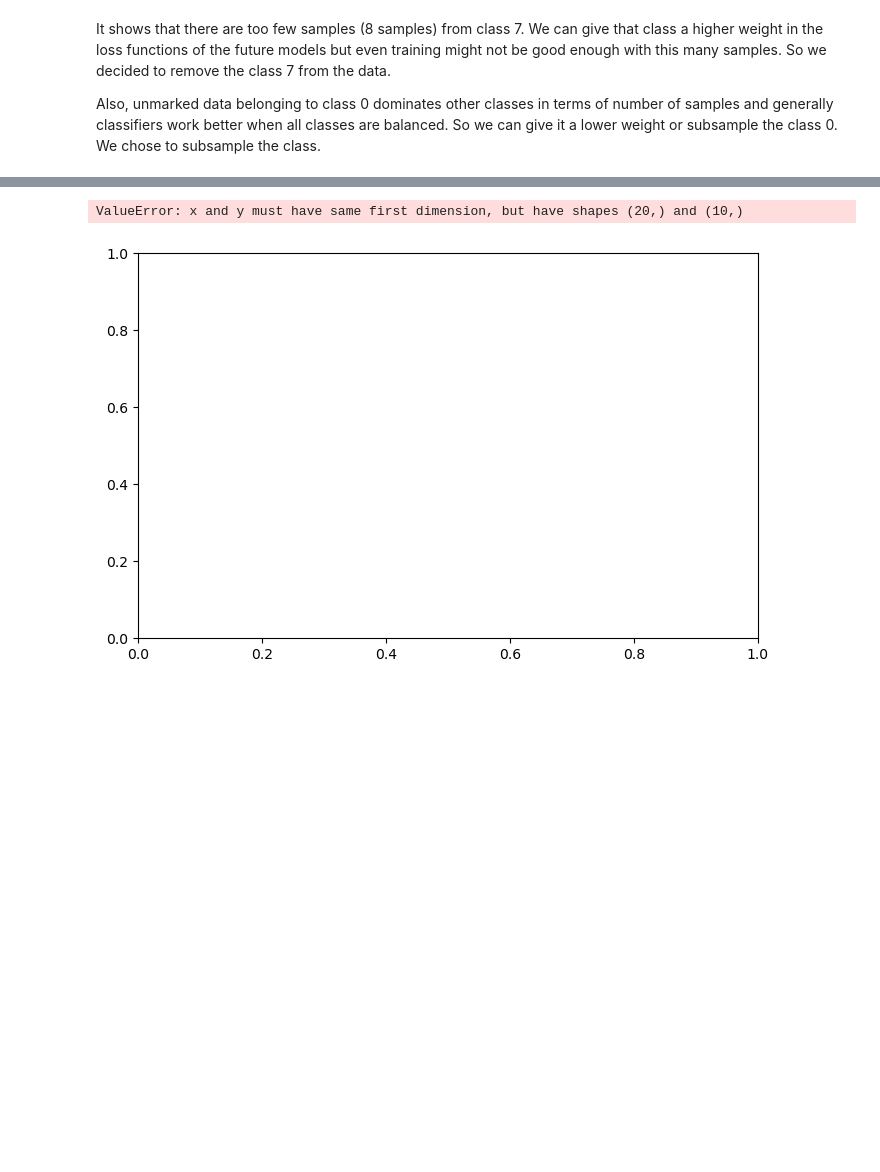
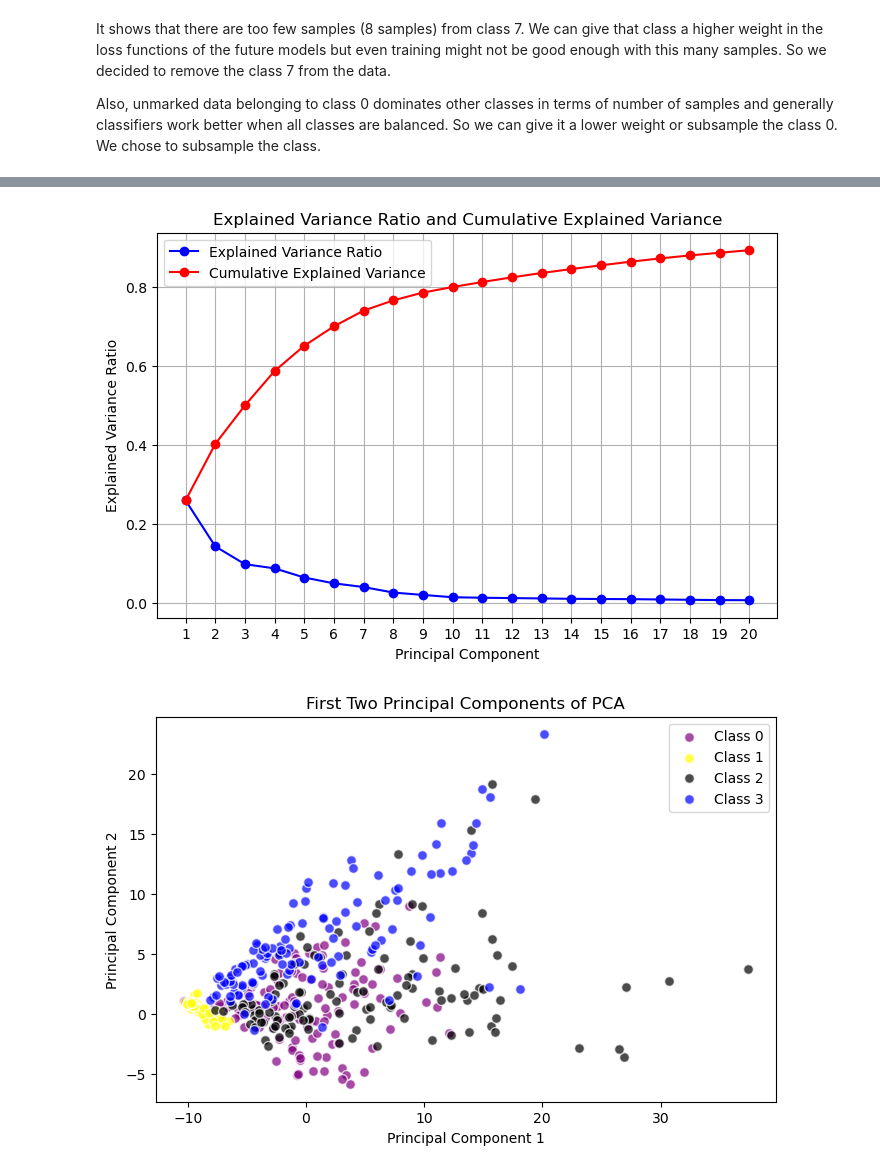
Before and after one commit to AybarsManav/EMG-Classification, a Jupyter notebook: aybars.ipynb, the cells around one changed output, grey strips where cells are left out. Saved outputs shown, nothing was run; the diff lists cells and outputs as text; code cells hidden in the pictures; blank space fills up the shorter version.

Commit message:
Fixed the error in feature extractor and tune hyperparameters according to minimum of the f1 scores among each class

```diff
--- a/aybars.ipynb
+++ b/aybars.ipynb
@@ -199,0 +242,42 @@ weighted avg       0.92      0.91      0.92       269
+# %%
+n_hidden_layers = [1, 2, 3, 4]
+hidden_layer_sizes = [(100,), (200,), (300,)]
+activation_functions = ['relu', 'tanh', 'logistic']
+highest_min_f1_score = 0
+highest_accuracy_model_params = {}
+
+for n_layers in n_hidden_layers:
+    for layer_size in hidden_layer_sizes:
+        for activation in activation_functions:
+            layer_size = (layer_size[0],) * n_layers
+            mlp_model = MLPClassifier(hidden_layer_sizes=layer_size, max_iter=1000, random_state=42,
+                                       activation=activation, learning_rate='adaptive',
+                                       learning_rate_init=1e-3, tol=1e-4)
+
+            # Train the model using the scaled training data
+            mlp_model.fit(X_train2_scaled, y_train2)
+
+            # Validate model using the scaled validation data
+            metrics = test_model(mlp_model, X_validation_scaled, y_validation)
+            min_f1_score = metrics['min_f1_score']
+            print(f"MLP model with {n_layers} hidden layers, {layer_size} neurons, and {activation} activation function reached {min_f1_score:.2f} minimum f1 score on the validation set.")
+
+            if (highest_min_f1_score < min_f1_score):
+                highest_min_f1_score = min_f1_score
+                highest_accuracy_model_params['n_hidden_layers'] = n_layers
+                highest_accuracy_model_params['hidden_layer_sizes'] = layer_size
+                highest_accuracy_model_params['activation'] = activation
+
+print(highest_accuracy_model_params)
+
+# Train the best model using the scaled training data
+best_model = MLPClassifier(hidden_layer_sizes=highest_accuracy_model_params['hidden_layer_sizes'],
+                            max_iter=1000, random_state=42, activation=highest_accuracy_model_params['activation'],
+                              learning_rate='adaptive', learning_rate_init=1e-3, tol=1e-4)
+
+best_model.fit(X_train_scaled, y_train)
+
+# Print the training accuracy
+train_accuracy_mlp = best_model.score(X_train_scaled, y_train)
+
+metrics_mlp = test_model(best_model, X_test_scaled, y_test, True)
@@ -203,7 +305,7 @@ from sklearn.decomposition import PCA
 
 # Assuming X_train_scaled is the data we are applying PCA on
 # Step 1: Apply PCA to the training data and fit the model
-pca = PCA(n_components=10)
+pca = PCA(n_components=20)
 pca.fit(X_train_scaled)  # You can apply to X_train, X_test, or the full dataset
 
 # Step 2: Calculate explained variance and cumulative variance
@@ -219,35 +321,35 @@ plt.xlabel('Principal Component')
 plt.ylabel('Explained Variance Ratio')
 plt.title('Explained Variance Ratio and Cumulative Explained Variance')
 plt.xticks(range(1, 21))
 
 # Plot the cumulative explained variance ratio
 plt.plot(range(1, 21), cumulative_explained_variance, 'o-', label='Cumulative Explained Variance', color='r')
 plt.legend()
 
 plt.grid(True)
 plt.show()
 
 # Step 4: Now reduce dimensionality to 2 components for visualization
 pca_2d = PCA(n_components=2)
 X_pca_2d = pca_2d.fit_transform(X_train_scaled)  # The data is now reduced to 2 dimensions
 
 # Step 5: Plot the first two principal components
 plt.figure(figsize=(8, 5))
 
 # Assuming y_train is the label and we have classes 0 to 3 (adjust labels/colors as per your data)
 plt.scatter(X_pca_2d[y_train == 0, 0], X_pca_2d[y_train == 0, 1], alpha=0.7, edgecolors='w', color='purple', s=50, label='Class 0')
 plt.scatter(X_pca_2d[y_train == 1, 0], X_pca_2d[y_train == 1, 1], alpha=0.7, edgecolors='w', color='yellow', s=50, label='Class 1')
 plt.scatter(X_pca_2d[y_train == 2, 0], X_pca_2d[y_train == 2, 1], alpha=0.7, edgecolors='w', color='black', s=50, label='Class 2')
 plt.scatter(X_pca_2d[y_train == 3, 0], X_pca_2d[y_train == 3, 1], alpha=0.7, edgecolors='w', color='blue', s=50, label='Class 3')
 
 plt.xlabel('Principal Component 1')
 plt.ylabel('Principal Component 2')
 plt.title('First Two Principal Components of PCA')
 plt.legend()
 plt.show()
 # %% [output]
-ValueError: x and y must have same first dimension, but have shapes (20,) and (10,)
-[figure, old version]
+[figure, new version]
+[figure, added]
 # %%
 from sklearn.cluster import KMeans
 from sklearn.svm import SVC
```
Also changed, not shown: parts of 17 cells of this notebook, 2 other files.
